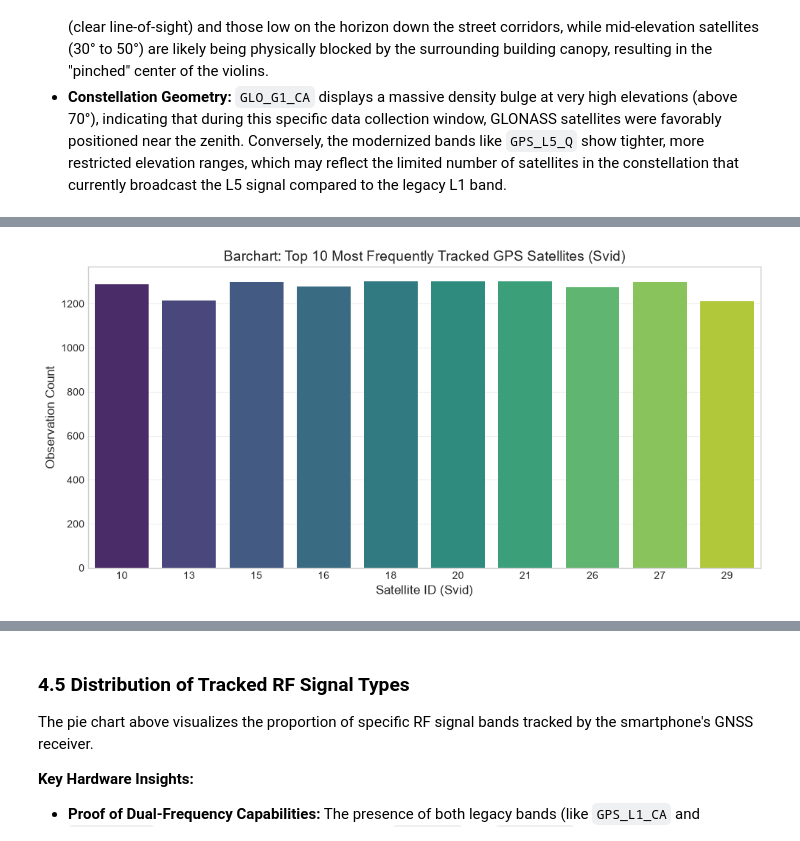
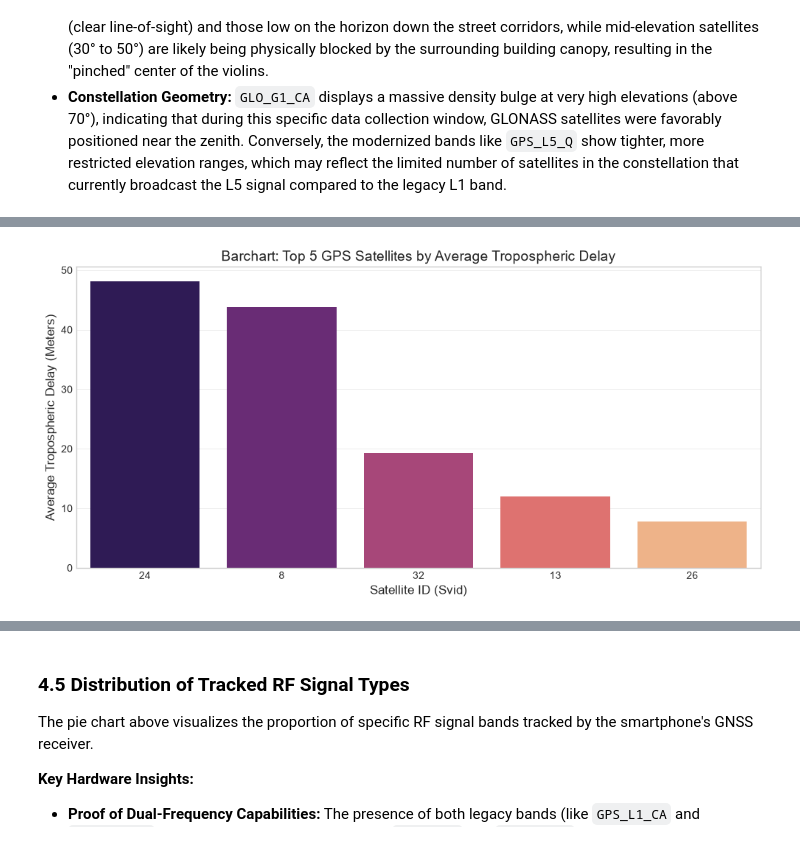
Before and after one commit to yahav0547-a11y/mission1, a Jupyter notebook: GNSS_EDA_Assignment_Refactored.ipynb, the cells around one changed output, grey strips where cells are left out. Cells and saved outputs as stored; diff of their text form; code cells hidden in the pictures.

```diff
--- a/GNSS_EDA_Assignment_Refactored.ipynb
+++ b/GNSS_EDA_Assignment_Refactored.ipynb
@@ -820,23 +823,29 @@ Because satellites orbit the Earth in continuous motion, this distribution refle
 # %%
-# 3. Barchart: Top Svid Frequency Counts
+# 1. Calculate the average Tropospheric Delay for each satellite
+avg_tropo_delay = clean_gps.groupby("Svid")["TroposphericDelayMeters"].mean()
+
+# 2. Sort the values in descending order and grab the top 5
+top_5_tropo = avg_tropo_delay.sort_values(ascending=False).head(5)
+
+# 3. Create the figure
 plt.figure(figsize=(10, 5))
-top_svids = clean_gps["Svid"].value_counts().head(10)
 
-# Generate the barplot
+# 4. Generate the barplot
+# We use 'order' to ensure the bars are drawn from highest to lowest
 sns.barplot(
-    x=top_svids.index,
-    y=top_svids.values,
-    palette="viridis",
-    legend=False,
+    x=top_5_tropo.index,
+    y=top_5_tropo.values,
+    palette="magma",
+    order=top_5_tropo.index
 )
 
-# Add titles and labels
-plt.title("Barchart: Top 10 Most Frequently Tracked GPS Satellites (Svid)", fontsize=14)
+# 5. Add titles and labels
+plt.title("Barchart: Top 5 GPS Satellites by Average Tropospheric Delay", fontsize=14)
 plt.xlabel("Satellite ID (Svid)", fontsize=12)
-plt.ylabel("Observation Count", fontsize=12)
+plt.ylabel("Average Tropospheric Delay (Meters)", fontsize=12)
 
-# Display the plot
+# 6. Display the plot
 plt.tight_layout()
 plt.show()
 # %% [output]
-[figure, old version]
+[figure, new version]
```
Also changed, not shown: parts of 10 cells of this notebook.
